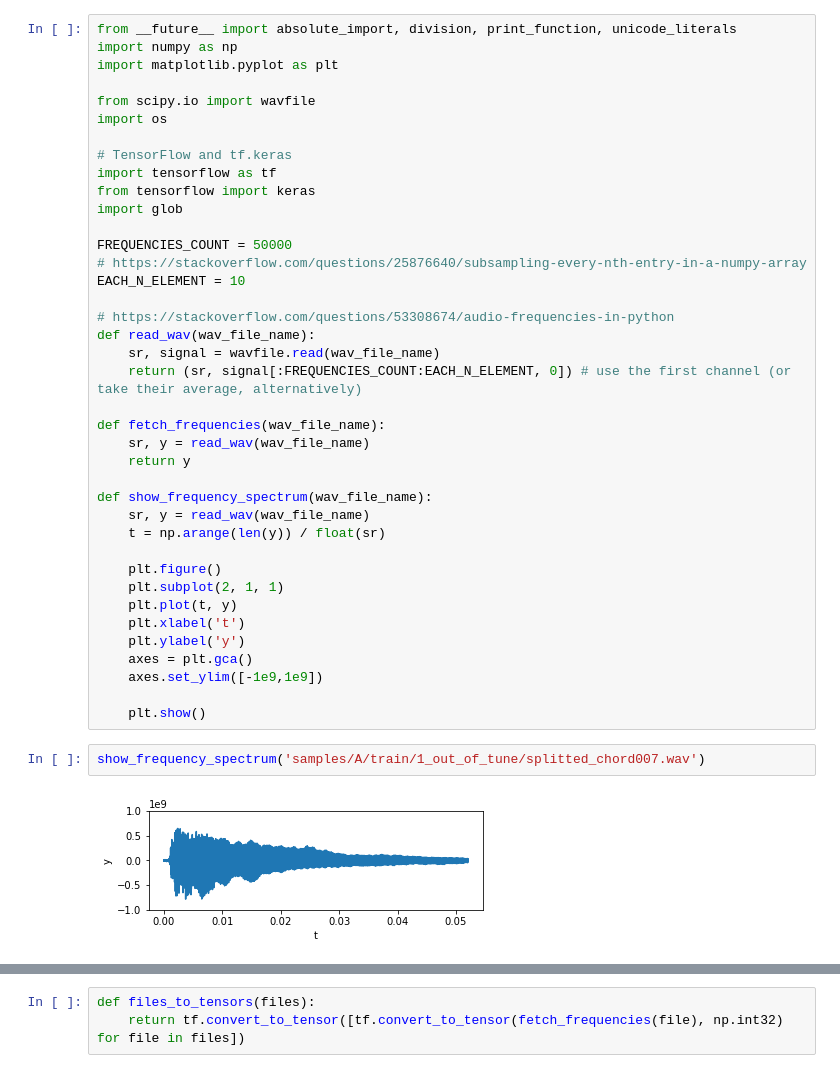
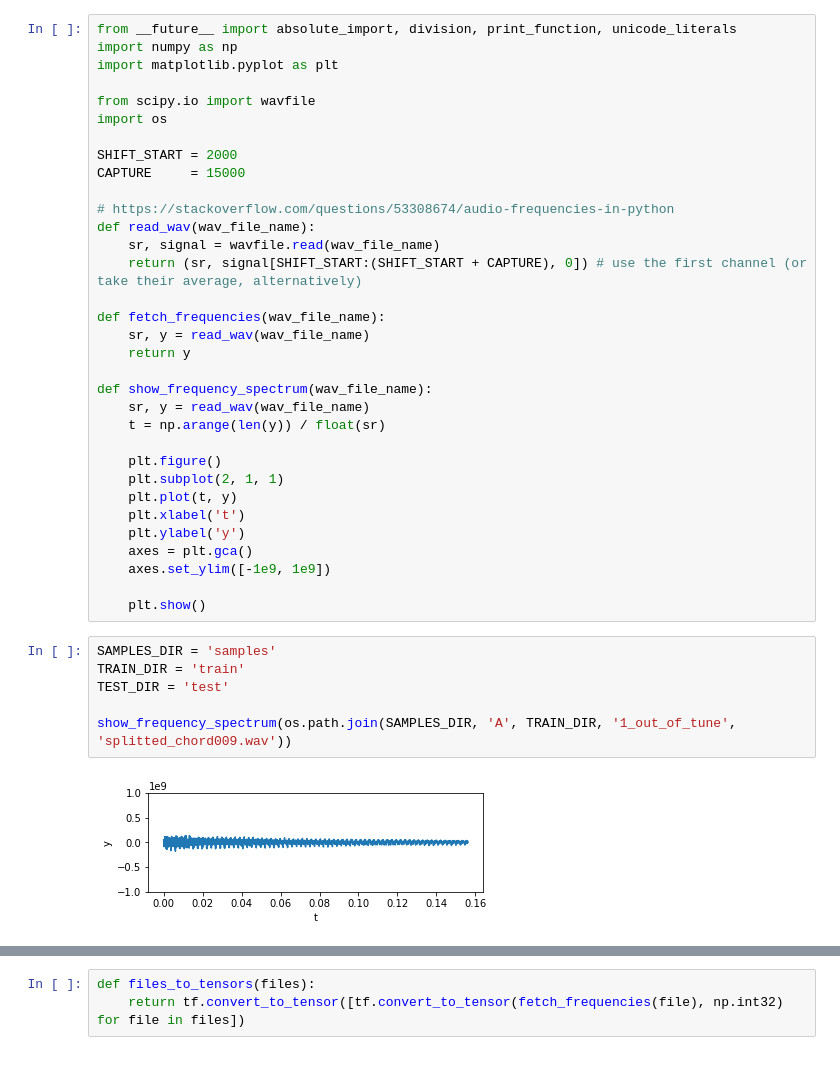
Before and after one commit to alexander-rykhlitskiy/ukulele_chords_detector, a Jupyter notebook: main.ipynb, the cells around one changed output, grey strips where cells are left out. Saved outputs shown, nothing was run; the diff lists cells and outputs as text.

```diff
--- a/main.ipynb
+++ b/main.ipynb
@@ -6,19 +6,13 @@ import matplotlib.pyplot as plt
 from scipy.io import wavfile
 import os
 
-# TensorFlow and tf.keras
-import tensorflow as tf
-from tensorflow import keras
-import glob
-
-FREQUENCIES_COUNT = 50000
-# https://stackoverflow.com/questions/25876640/subsampling-every-nth-entry-in-a-numpy-array
-EACH_N_ELEMENT = 10
+SHIFT_START = 2000
+CAPTURE     = 15000
 
 # https://stackoverflow.com/questions/53308674/audio-frequencies-in-python
 def read_wav(wav_file_name):
     sr, signal = wavfile.read(wav_file_name)
-    return (sr, signal[:FREQUENCIES_COUNT:EACH_N_ELEMENT, 0]) # use the first channel (or take their average, alternatively)
+    return (sr, signal[SHIFT_START:(SHIFT_START + CAPTURE), 0]) # use the first channel (or take their average, alternatively)
 
 def fetch_frequencies(wav_file_name):
     sr, y = read_wav(wav_file_name)
@@ -34,11 +28,15 @@ def show_frequency_spectrum(wav_file_name):
     plt.xlabel('t')
     plt.ylabel('y')
     axes = plt.gca()
-    axes.set_ylim([-1e9,1e9])
+    axes.set_ylim([-1e9, 1e9])
 
     plt.show()
-# %%
-show_frequency_spectrum('samples/A/train/1_out_of_tune/splitted_chord007.wav')
-# %% [output]
-[figure, removed]
+# %%
+SAMPLES_DIR = 'samples'
+TRAIN_DIR = 'train'
+TEST_DIR = 'test'
+
+show_frequency_spectrum(os.path.join(SAMPLES_DIR, 'A', TRAIN_DIR, '1_out_of_tune', 'splitted_chord009.wav'))
+# %% [output]
+[figure, added]
 # %%
```
Also changed, not shown: parts of 9 cells of this notebook, 3 other files.
